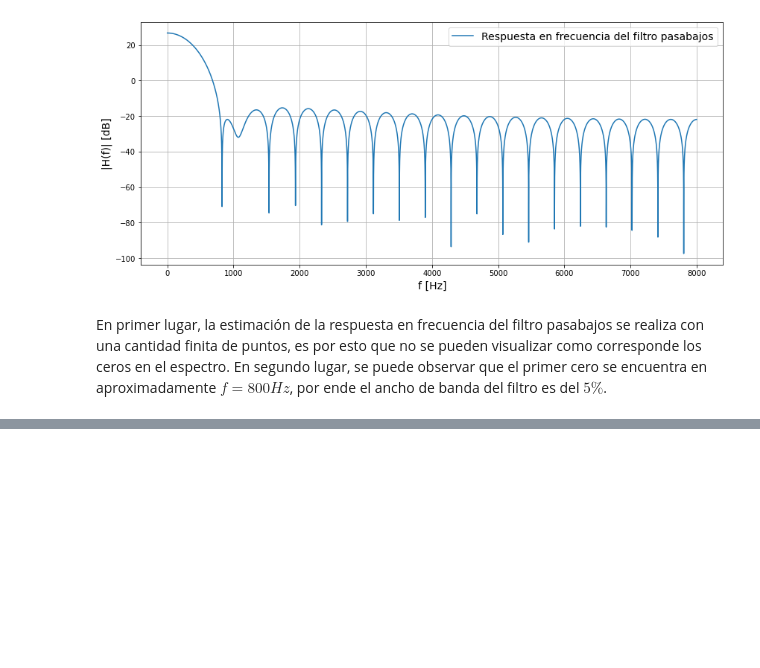
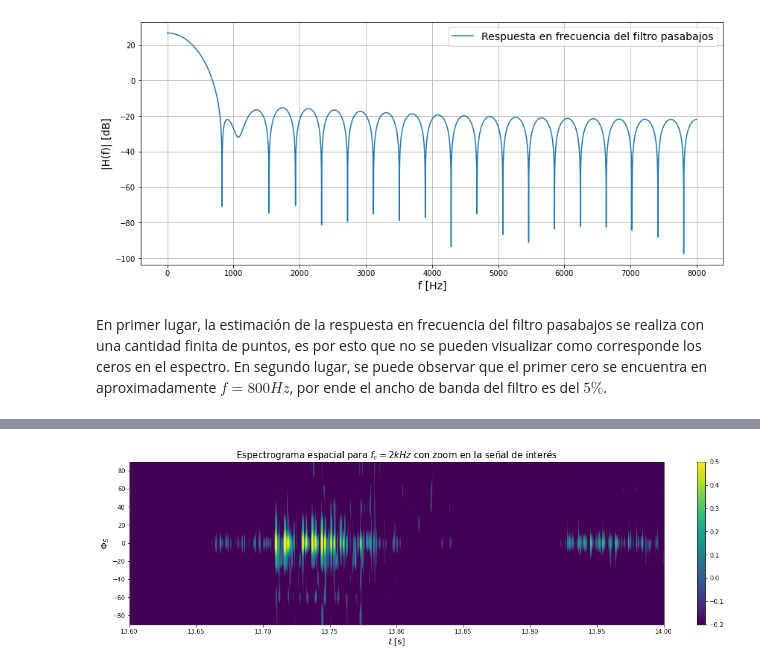
Before and after one commit to asp-image-dsp/asp-tp4, a Jupyter notebook: notebook/report.ipynb, the cells around one changed output, grey strips where cells are left out. Cells and saved outputs as stored; diff of their text form; code cells hidden in the pictures; blank space fills up the shorter version.

```diff
--- a/notebook/report.ipynb
+++ b/notebook/report.ipynb
@@ -153,0 +145,4 @@ Observaciones rápidas,
+# %%
+plot_spatial_spectrogram(filtered_samples, 13.6, 14, -0.2, 0.5, fs, 'Espectrograma espacial para $f_c = 2 kHz$ con zoom en la señal de interés')
+# %% [output]
+[figure, added]
```
Also changed, not shown: parts of 25 cells of this notebook.
